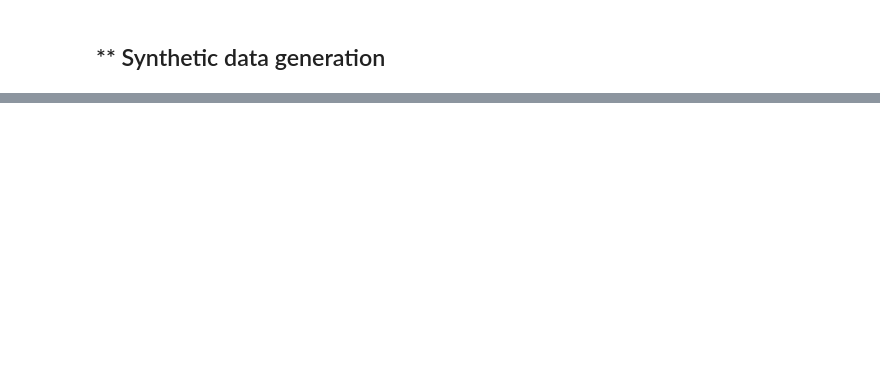
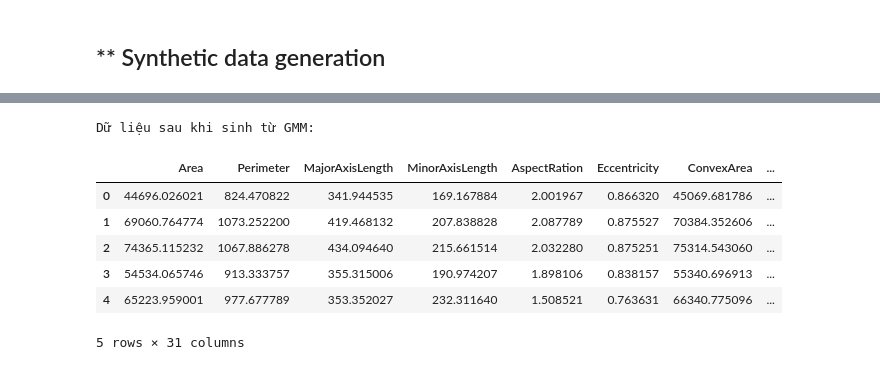
Before and after one commit to longluv1605/dry_bean_classification, a Jupyter notebook: drybeanclf.ipynb, the cells around one changed output, grey strips where cells are left out. Drawn from its saved outputs; the diff is of its cells as text; code cells hidden in the pictures; blank space fills up the shorter version.

```diff
--- a/drybeanclf.ipynb
+++ b/drybeanclf.ipynb
@@ -540,29 +575,38 @@ from sklearn.mixture import GaussianMixture
 # %%
+
+# Chuyển đổi các đặc trưng phân loại sang số (encoding)
+df_encoded = pd.get_dummies(dataset, columns=['Class'])
+
 # Chuẩn bị dữ liệu cho mô hình GMM
-X = df_encoded.drop(columns=['Label']).values
-y = df_encoded['Label'].values
+X = df_encoded.values
 
 # Khởi tạo và huấn luyện mô hình Gaussian Mixture Model
 gmm = GaussianMixture(n_components=3, random_state=42)
 gmm.fit(X)
 
 # Sinh dữ liệu mới từ mô hình GMM
-num_samples = 10  # Số lượng mẫu mới cần tạo
+num_samples = 10000  # Số lượng mẫu mới cần tạo
 X_synthetic = gmm.sample(num_samples)[0]
 
 # Chuyển đổi dữ liệu sinh ngược lại thành DataFrame
-df_synthetic = pd.DataFrame(X_synthetic, columns=df_encoded.drop(columns=['Label']).columns)
+df_synthetic = pd.DataFrame(X_synthetic, columns=df_encoded.columns)
 
 # Đảo ngược quá trình encoding để có các đặc trưng phân loại
-df_synthetic['Type1'] = (df_synthetic[[col for col in df_synthetic if col.startswith('Type_Type1')]] == 1).astype(int)
-df_synthetic['Type2'] = (df_synthetic[[col for col in df_synthetic if col.startswith('Type_Type2')]] == 1).astype(int)
-df_synthetic['Type3'] = (df_synthetic[[col for col in df_synthetic if col.startswith('Type_Type3')]] == 1).astype(int)
-
-# Loại bỏ các cột encoding
-df_synthetic = df_synthetic.drop(columns=[col for col in df_synthetic if col.startswith('Type_')])
+for class_label in dataset['Class'].unique():
+    df_synthetic[class_label] = (dataset['Class'] == class_label).astype(int)
 
 # Thêm nhãn giả lập (hoặc có thể sử dụng một mô hình để dự đoán nhãn)
-df_synthetic['Label'] = np.random.choice([0, 1], size=num_samples)
+df_synthetic['Label'] = np.random.choice(dataset['Class'].unique(), size=num_samples)
 
-print("\nDữ liệu sinh từ GMM:")
-print(df_synthetic)
+# In ra dữ liệu mới
+print("Dữ liệu sau khi sinh từ GMM:")
+df_synthetic.head()
+# %% [output]
+Dữ liệu sau khi sinh từ GMM:
+|  | Area | Perimeter | MajorAxisLength | MinorAxisLength | AspectRation | Eccentricity | ConvexArea | ... |
+| 0 | 44696.026021 | 824.470822 | 341.944535 | 169.167884 | 2.001967 | 0.866320 | 45069.681786 | ... |
+| 1 | 69060.764774 | 1073.252200 | 419.468132 | 207.838828 | 2.087789 | 0.875527 | 70384.352606 | ... |
+| 2 | 74365.115232 | 1067.886278 | 434.094640 | 215.661514 | 2.032280 | 0.875251 | 75314.543060 | ... |
+| 3 | 54534.065746 | 913.333757 | 355.315006 | 190.974207 | 1.898106 | 0.838157 | 55340.696913 | ... |
+| 4 | 65223.959001 | 977.677789 | 353.352027 | 232.311640 | 1.508521 | 0.763631 | 66340.775096 | ... |
+5 rows × 31 columns
```
Also changed, not shown: parts of 19 cells of this notebook.
